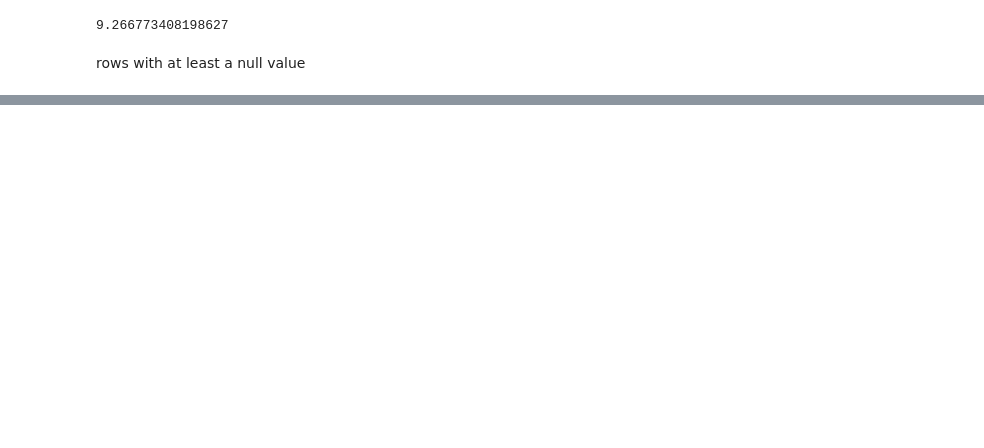
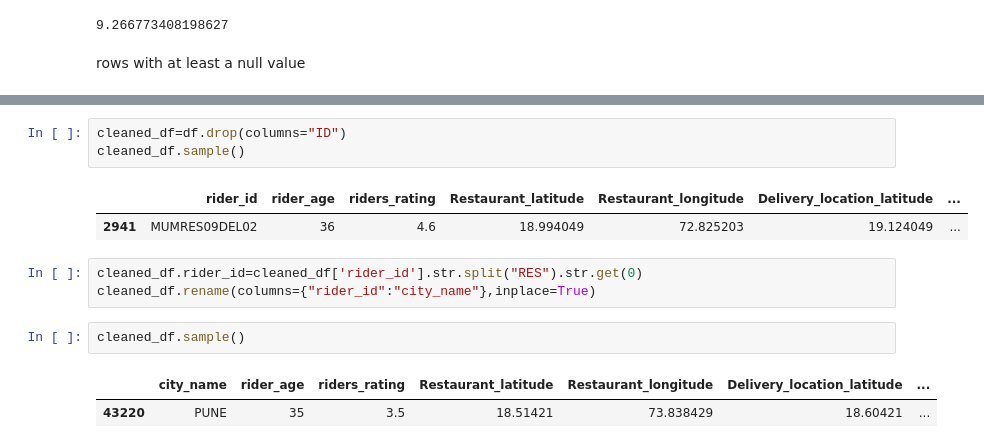
Before and after one commit to rabin20-04/delivery_time_prediction, a Jupyter notebook: delivery_t_pred.ipynb, the cells around one changed output, grey strips where cells are left out. Cells and saved outputs as stored; diff of their text form; blank space fills up the shorter version.

```diff
--- a/delivery_t_pred.ipynb
+++ b/delivery_t_pred.ipynb
@@ -257,0 +314,14 @@ rows with at least a null value
+# %%
+cleaned_df=df.drop(columns="ID")
+cleaned_df.sample()
+# %% [output]
+|  | rider_id | rider_age | riders_rating | Restaurant_latitude | Restaurant_longitude | Delivery_location_latitude | ... |
+| 2941 | MUMRES09DEL02 | 36 | 4.6 | 18.994049 | 72.825203 | 19.124049 | ... |
+# %%
+cleaned_df.rider_id=cleaned_df['rider_id'].str.split("RES").str.get(0)
+cleaned_df.rename(columns={"rider_id":"city_name"},inplace=True)
+# %%
+cleaned_df.sample()
+# %% [output]
+|  | city_name | rider_age | riders_rating | Restaurant_latitude | Restaurant_longitude | Delivery_location_latitude | ... |
+| 43220 | PUNE | 35 | 3.5 | 18.51421 | 73.838429 | 18.60421 | ... |
```
Also changed, not shown: parts of 18 cells of this notebook.
